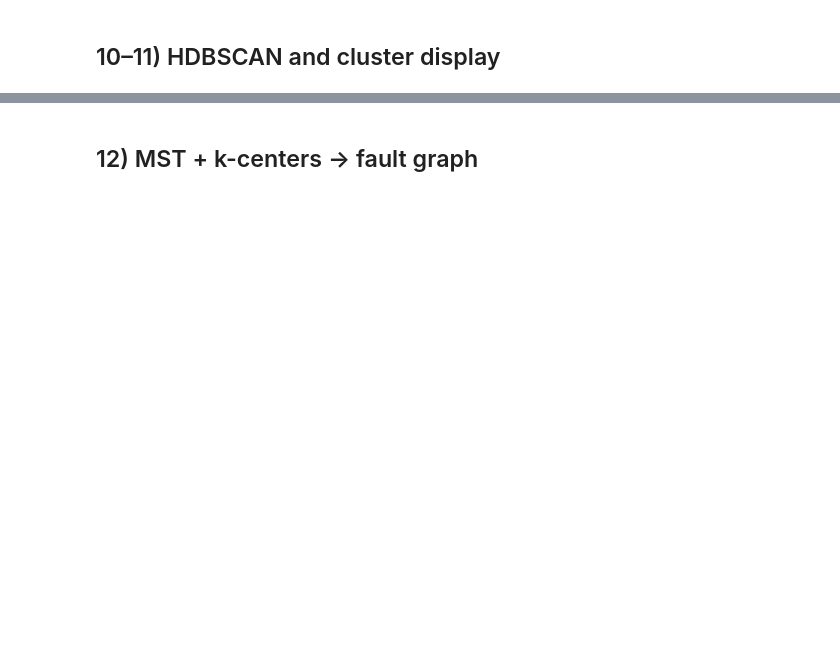
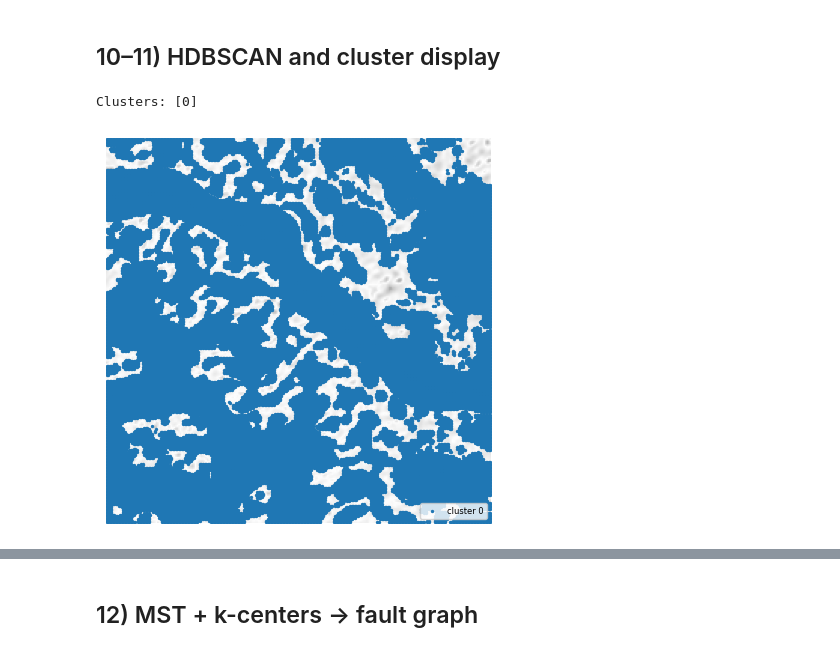
Before and after one commit to Ludwig-H/Generalized-Frangi-for-Automatic-Crack-Extraction, a Jupyter notebook: notebooks/FIND_Frangi_Fusion_Colab.ipynb, the cells around one changed output, grey strips where cells are left out. Cells and saved outputs as stored; diff of their text form; code cells hidden in the pictures; blank space fills up the shorter version.

```diff
--- a/notebooks/FIND_Frangi_Fusion_Colab.ipynb
+++ b/notebooks/FIND_Frangi_Fusion_Colab.ipynb
@@ -114,7 +307,26 @@ sub_coords = coords[idx_nodes]
 # %% [markdown]
 ## 10–11) HDBSCAN and cluster display
 # %%
+from scipy.sparse import csr_matrix
+import sys
 
-labels = hdbscan_from_sparse(D_cc, min_cluster_size=50, min_samples=5, allow_single_cluster=True, expZ=2.0)
+# # Increase recursion depth limit to handle potentially deep cluster trees
+# sys.setrecursionlimit(10000)
+
+D_cc64 = D_cc.astype(np.float64, copy=False)
+
+labels = hdbscan_from_sparse(
+    D_cc64,
+    min_cluster_size=200,
+    min_samples=1,
+    allow_single_cluster=True,
+    expZ=1.0
+)
 print("Clusters:", np.unique(labels))
 show_clusters_on_image(base, sub_coords, labels, figsize=(5,5))
+
+
+# labels = hdbscan_from_sparse(D_cc, min_cluster_size=50, min_samples=5, allow_single_cluster=True, expZ=2.0)
+# %% [output]
+Clusters: [0]
+[figure, added]
```
Also changed, not shown: parts of 18 cells of this notebook.
